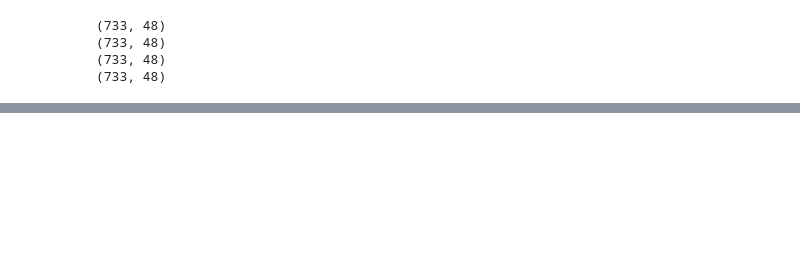
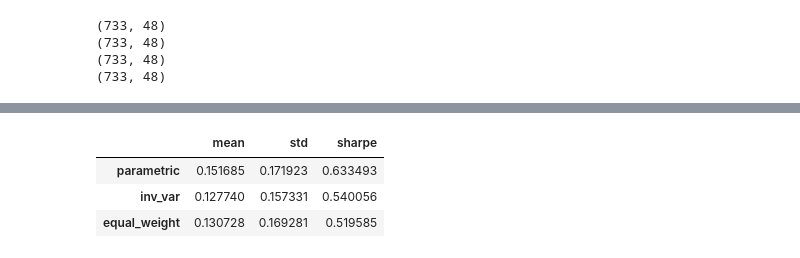
Before and after one commit to alessbressan/FINA60602A, a Jupyter notebook: project_2/Part_C.ipynb, the cells around one changed output, grey strips where cells are left out. Cells and saved outputs as stored; diff of their text form; code cells hidden in the pictures; blank space fills up the shorter version.

```diff
--- a/project_2/Part_C.ipynb
+++ b/project_2/Part_C.ipynb
@@ -227 +234,7 @@ theta = response.x
+# %%
+x_hat = np.stack([mkt_cap_norm, be_over_me_norm, momentum_norm], axis= -1)
+window_size = 119 # 10 years x 12 months - 1 (current observation) = 119 timesteps
+next_w = np.zeros(len(mkt_cap.columns))
+monthly_rets = []
+f_objective = []
 # %% [markdown]
@@ -229,8 +242,4 @@ theta = response.x
 # %%
-window_size = 119 # 10 years x 12 months - 1 (current observation) = 119 timesteps
-next_w = np.zeros(w_bar.shape[0])
-monthly_rets = []
-f_objective = []
 for t in tqdm(range(window_size+1, x_hat.shape[0]-1)):
     x_hat_subset = x_hat[t-window_size-1:t-1, :, :]  # characteristics for estimation period over [0,t-1]
     df_out_subset = df_out.iloc[t-window_size-1:t]  # returns for estimation period which is shifted by one period since we use previous period's characteristic's, so it is over [1, t]
@@ -258,4 +267,4 @@ for t in tqdm(range(window_size+1, x_hat.shape[0]-1)):
     # 4. Record Return
     monthly_rets.append(long_weights @ rets_clean)
 
-monthly_rets = pd.Series(monthly_rets, index = df_out.index[window_size+1:-1], dtype="float64")
+monthly_rets = pd.Series(monthly_rets, index = df_out.index[window_size+2:], dtype="float64")
@@ -298,0 +326,11 @@ np.log(np.cumprod(1 + monthly_rets)).plot()
+# %%
+mean_rets = backtest.mean(axis = 0) * 12
+std_rets = backtest.std(axis = 0) * np.sqrt(12)
+sharpe_ratios = backtest.sub(rf, axis = 0).mean(axis = 0) * np.sqrt(12) / backtest.std(axis = 0)
+
+pd.DataFrame({"mean": mean_rets, "std": std_rets, "sharpe": sharpe_ratios})
+# %% [output]
+|  | mean | std | sharpe |
+| parametric | 0.151685 | 0.171923 | 0.633493 |
+| inv_var | 0.127740 | 0.157331 | 0.540056 |
+| equal_weight | 0.130728 | 0.169281 | 0.519585 |
```
Also changed, not shown: parts of 28 cells of this notebook.
